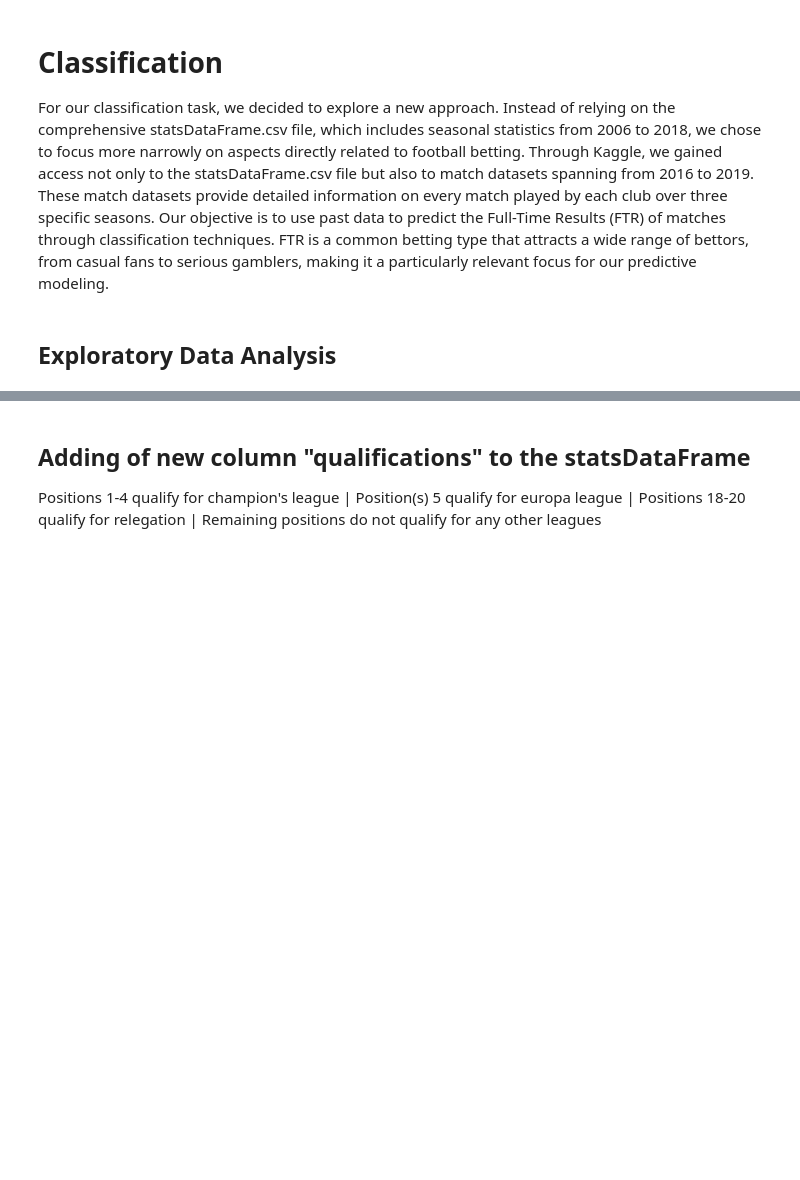
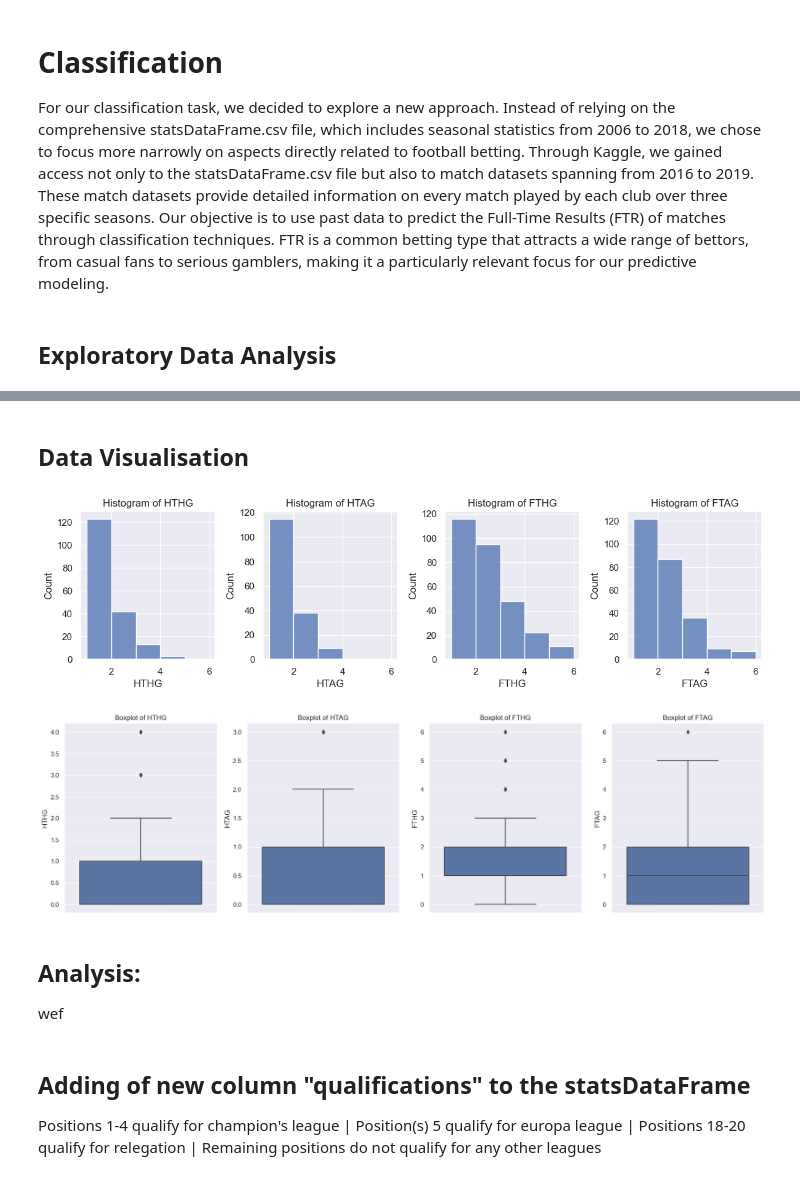
Before and after one commit to JacksonSeowJX/SC1015, a Jupyter notebook: Sc1015 Mini-Project.ipynb, the cells around one changed output, grey strips where cells are left out. Drawn from its saved outputs; the diff is of its cells as text; code cells hidden in the pictures; blank space fills up the shorter version.

```diff
--- a/Sc1015 Mini-Project.ipynb
+++ b/Sc1015 Mini-Project.ipynb
@@ -982,3 +1064,50 @@ print(summary_df)
+# %% [markdown]
+## Data Visualisation
+# %%
+import seaborn as sns
+
+# Assuming 'data' is your DataFrame and it has been loaded correctly
+# List of variables you want to plot
+variables = ['HTHG', 'HTAG', 'FTHG', 'FTAG']
+
+# Set up the matplotlib figure
+plt.figure(figsize=(12, 6))
+
+# Create a grid of plots
+for i, var in enumerate(variables):
+    # Add a new subplot for a histogram
+    plt.subplot(2, 4, i + 1)
+    sns.histplot(data[var], bins=range(1, 7), kde=False)
+    plt.title(f'Histogram of {var}')
+    plt.tight_layout()
+
+# Show the plots
+plt.show()
+
+# Boxplot and Violin Plot
+plt.figure(figsize=(18, 10))
+for i, var in enumerate(variables):
+    plt.subplot(2, 4, i + 1)
+    sns.boxplot(y=data[var])
+    plt.title(f'Boxplot of {var}')
+    plt.tight_layout()
+
+# plt.figure(figsize=(18, 10))
+# for i, var in enumerate(variables):
+#     plt.subplot(2, 4, i + 1)
+#     sns.violinplot(y=data[var])
+#     plt.title(f'Violin Plot of {var}')
+#     plt.tight_layout()
+
+# Show the plots
+plt.show()
+# %% [output]
+[figure, added]
+[figure, added]
+# %% [markdown]
+## Analysis:
+
+wef
 # %% [markdown]
 ## Adding of new column "qualifications" to the statsDataFrame
 
```
Also changed, not shown: parts of 14 cells of this notebook.
